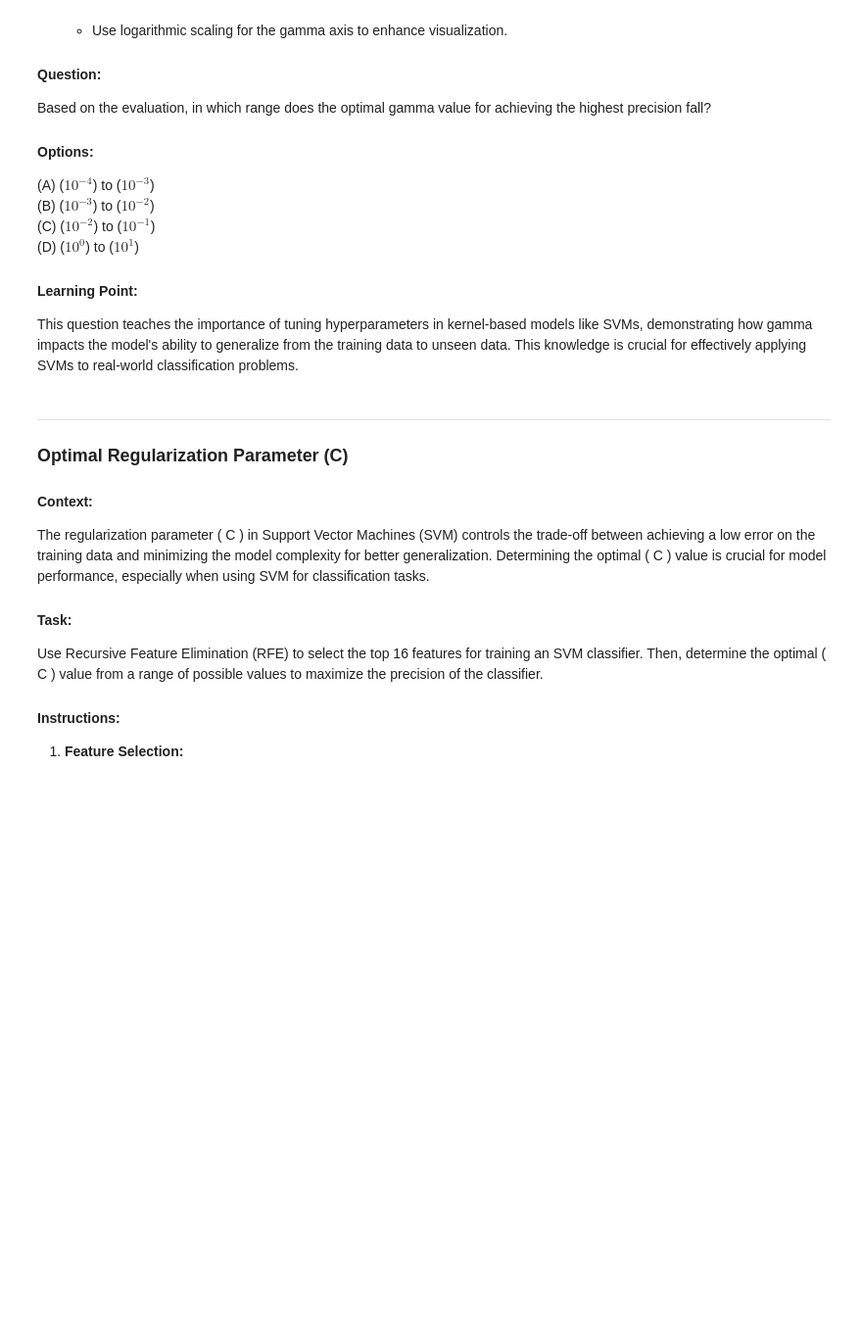
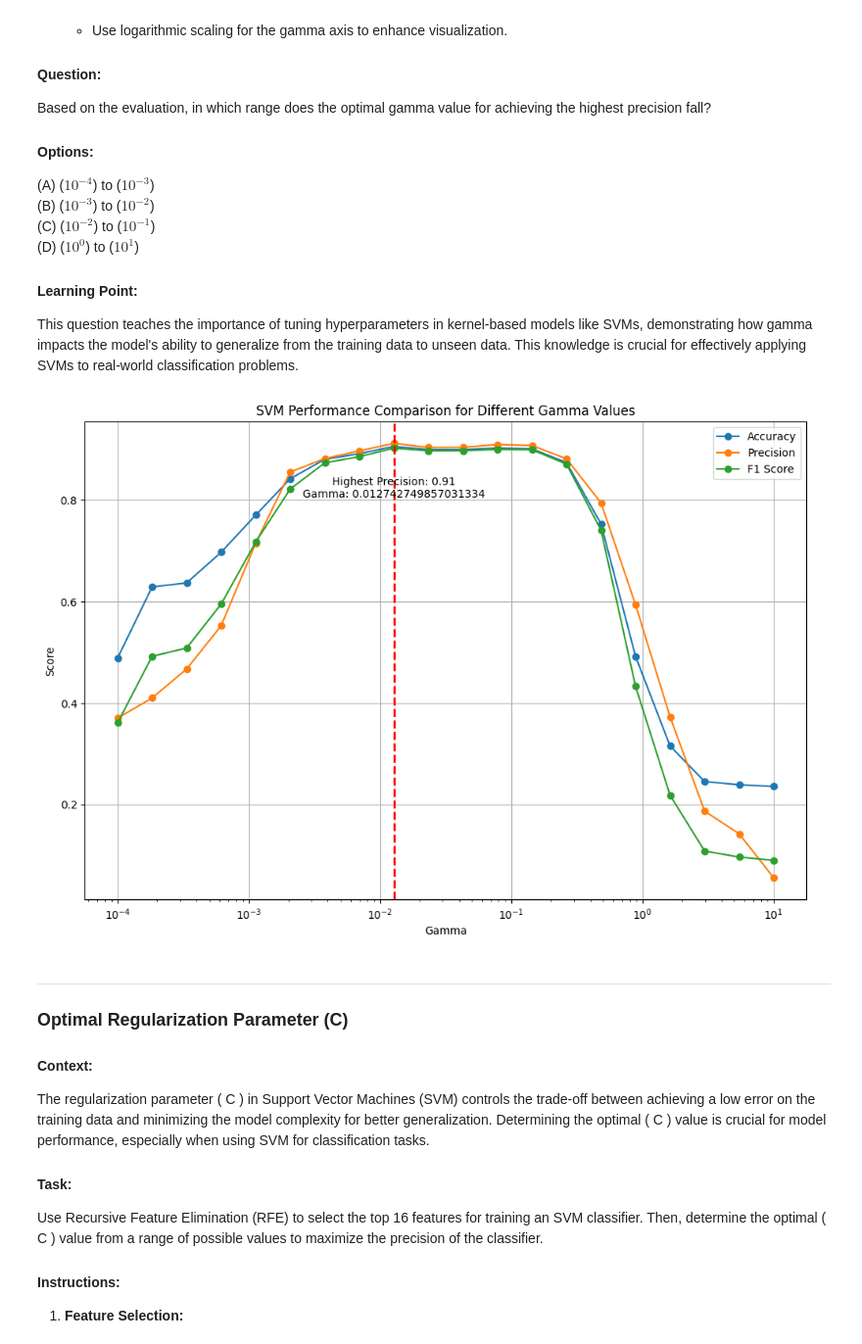
Before and after one commit to IshanSarkar/Topics-Practice, a Jupyter notebook: SVM_Case_Study.ipynb, the cells around one changed output. Shown at 98% size. Saved outputs shown, nothing was run; the diff lists cells and outputs as text; code cells hidden in the pictures; blank space fills up the shorter version.

```diff
--- a/SVM_Case_Study.ipynb
+++ b/SVM_Case_Study.ipynb
@@ -497,6 +501,11 @@ Based on the evaluation, in which range does the optimal gamma value for achievi
 #### Learning Point:
 This question teaches the importance of tuning hyperparameters in kernel-based models like SVMs, demonstrating how gamma impacts the model's ability to generalize from the training data to unseen data. This knowledge is crucial for effectively applying SVMs to real-world classification problems.
 # %%
+from sklearn.model_selection import StratifiedKFold, cross_val_score
+from sklearn.svm import SVC
+import numpy as np
+import matplotlib.pyplot as plt
+
 # Prepare cross-validation
 cv = StratifiedKFold(n_splits=5, shuffle=True, random_state=42)
 
@@ -507,43 +516,45 @@ precisions = []
 f1_scores = []
 
 for gamma in gamma_values:
-    svm_rbf = SVC(kernel=____, _____=gamma, random_state=10)  # TODO: Specify the correct kernel and parameter name for gamma
+    svm_rbf = SVC(kernel='rbf', gamma=gamma, random_state=10)  # Use 'rbf' kernel and gamma parameter
 
     # Cross-validate the model
-    accuracy = np.mean(______(_____, X_train_scaled, y_train, cv=cv, scoring='accuracy'))  # TODO: Use cross-validation to compute the mean accuracy
-    precision = np.mean(cross_val_score(svm_rbf, ____, y_train, cv=cv, scoring='precision_weighted'))  # TODO: Provide the feature set and compute the mean precision
-    f1 = np.mean(cross_val_score(svm_rbf, X_train_scaled, y_train, ___=cv, scoring='f1_weighted'))  # TODO: Compute the mean F1 score using cross-validation
+    accuracy = np.mean(cross_val_score(svm_rbf, X_train_scaled, y_train, cv=cv, scoring='accuracy'))  # Mean accuracy
+    precision = np.mean(cross_val_score(svm_rbf, X_train_scaled, y_train, cv=cv, scoring='precision_weighted'))  # Mean precision
+    f1 = np.mean(cross_val_score(svm_rbf, X_train_scaled, y_train, cv=cv, scoring='f1_weighted'))  # Mean F1 score
 
     # Store the scores
     accuracies.append(accuracy)
     precisions.append(precision)
     f1_scores.append(f1)
 
 # Find the index and value of the highest precision
-max_precision_index = np.____(precisions)  # TODO: Find the index of the maximum precision
+max_precision_index = np.argmax(precisions)  # Find the index of the maximum precision
 max_precision_value = precisions[max_precision_index]
 max_precision_gamma = gamma_values[max_precision_index]
 
 # Plotting the results
 plt.figure(figsize=(12, 8))
 plt.plot(gamma_values, accuracies, label='Accuracy', marker='o')
 plt.plot(gamma_values, precisions, label='Precision', marker='o')
 plt.plot(gamma_values, f1_scores, label='F1 Score', marker='o')
 
 # Highlighting the point with highest precision
 plt.scatter(max_precision_gamma, max_precision_value, color='red')  # Highlight the point
 plt.axvline(x=max_precision_gamma, color='r', linestyle='--', lw=2)  # Vertical line
 plt.annotate(f'Highest Precision: {max_precision_value:.2f}\nGamma: {max_precision_gamma}',
              (max_precision_gamma, max_precision_value),
              textcoords="offset points", xytext=(0, -50), ha='center')
 
 plt.xlabel('Gamma')
 plt.ylabel('Score')
 plt.title('SVM Performance Comparison for Different Gamma Values')
 plt.xscale('log')  # Using logarithmic scale for gamma values
 plt.legend()
 plt.grid(True)
 plt.show()
+# %% [output]
+[figure, added]
 # %% [markdown]
 
 
```
Also changed, not shown: parts of 7 cells of this notebook.
